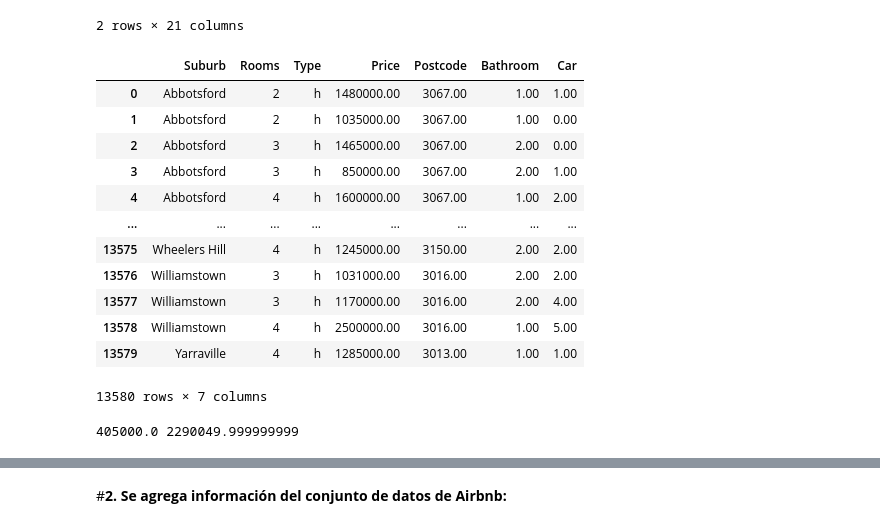
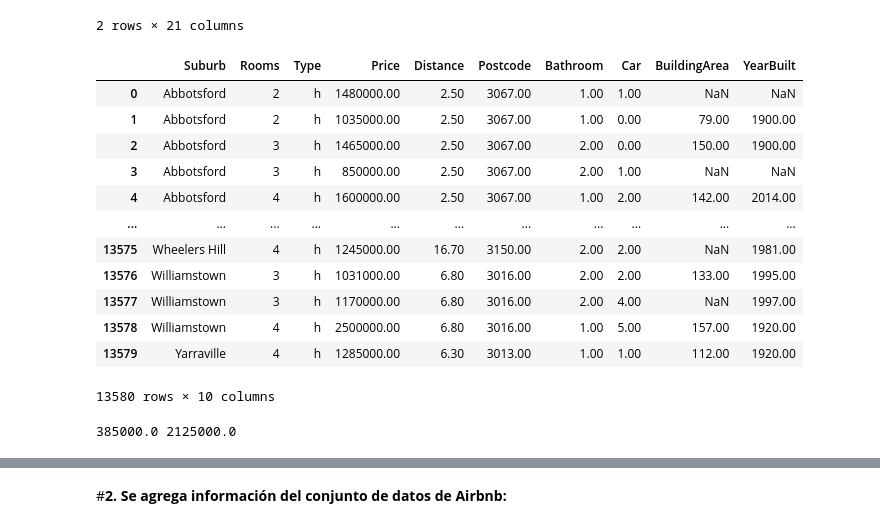
Before and after one commit to CHRISTIANDAGATTI/AEyCD---Grupo-9, a Jupyter notebook: Entregable_parte_1_22.ipynb, the cells around one changed output, grey strips where cells are left out. Cells and saved outputs as stored; diff of their text form; code cells hidden in the pictures.

```diff
--- a/Entregable_parte_1_22.ipynb
+++ b/Entregable_parte_1_22.ipynb
@@ -853,23 +896,23 @@ melb_df.head(2)
 2 rows × 21 columns
 # %%
 melb_df2=melb_df.copy()
-melb_df2=melb_df2.drop(['Address', 'SellerG', 'Date', 'Distance','Bedroom2', 'CouncilArea', 'Lattitude',
-       'Longtitude', 'Regionname', 'Propertycount', 'Landsize', 'BuildingArea', 'YearBuilt', 'Method'], axis=1)
+melb_df2=melb_df2.drop(['Address', 'SellerG', 'Date','Bedroom2', 'CouncilArea', 'Lattitude',
+       'Longtitude', 'Regionname', 'Propertycount', 'Landsize', 'Method'], axis=1)
 melb_df2
 # %% [output]
-|  | Suburb | Rooms | Type | Price | Postcode | Bathroom | Car |
-| 0 | Abbotsford | 2 | h | 1480000.00 | 3067.00 | 1.00 | 1.00 |
-| 1 | Abbotsford | 2 | h | 1035000.00 | 3067.00 | 1.00 | 0.00 |
-| 2 | Abbotsford | 3 | h | 1465000.00 | 3067.00 | 2.00 | 0.00 |
-| 3 | Abbotsford | 3 | h | 850000.00 | 3067.00 | 2.00 | 1.00 |
-| 4 | Abbotsford | 4 | h | 1600000.00 | 3067.00 | 1.00 | 2.00 |
-| ... | ... | ... | ... | ... | ... | ... | ... |
-| 13575 | Wheelers Hill | 4 | h | 1245000.00 | 3150.00 | 2.00 | 2.00 |
-| 13576 | Williamstown | 3 | h | 1031000.00 | 3016.00 | 2.00 | 2.00 |
-| 13577 | Williamstown | 3 | h | 1170000.00 | 3016.00 | 2.00 | 4.00 |
-| 13578 | Williamstown | 4 | h | 2500000.00 | 3016.00 | 1.00 | 5.00 |
-| 13579 | Yarraville | 4 | h | 1285000.00 | 3013.00 | 1.00 | 1.00 |
+|  | Suburb | Rooms | Type | Price | Distance | Postcode | Bathroom | Car | BuildingArea | YearBuilt |
+| 0 | Abbotsford | 2 | h | 1480000.00 | 2.50 | 3067.00 | 1.00 | 1.00 | NaN | NaN |
+| 1 | Abbotsford | 2 | h | 1035000.00 | 2.50 | 3067.00 | 1.00 | 0.00 | 79.00 | 1900.00 |
+| 2 | Abbotsford | 3 | h | 1465000.00 | 2.50 | 3067.00 | 2.00 | 0.00 | 150.00 | 1900.00 |
+| 3 | Abbotsford | 3 | h | 850000.00 | 2.50 | 3067.00 | 2.00 | 1.00 | NaN | NaN |
+| 4 | Abbotsford | 4 | h | 1600000.00 | 2.50 | 3067.00 | 1.00 | 2.00 | 142.00 | 2014.00 |
+| ... | ... | ... | ... | ... | ... | ... | ... | ... | ... | ... |
+| 13575 | Wheelers Hill | 4 | h | 1245000.00 | 16.70 | 3150.00 | 2.00 | 2.00 | NaN | 1981.00 |
+| 13576 | Williamstown | 3 | h | 1031000.00 | 6.80 | 3016.00 | 2.00 | 2.00 | 133.00 | 1995.00 |
+| 13577 | Williamstown | 3 | h | 1170000.00 | 6.80 | 3016.00 | 2.00 | 4.00 | NaN | 1997.00 |
+| 13578 | Williamstown | 4 | h | 2500000.00 | 6.80 | 3016.00 | 1.00 | 5.00 | 157.00 | 1920.00 |
+| 13579 | Yarraville | 4 | h | 1285000.00 | 6.30 | 3013.00 | 1.00 | 1.00 | 112.00 | 1920.00 |
-13580 rows × 7 columns
+13580 rows × 10 columns
 # %%
 #Asignacion de valor uno a las viviendas que tienen ceros para la variable Baños
 melb_df2.loc[melb_df2.Bathroom<1,'Bathroom']=1
@@ -876,10 +925,11 @@ melb_df2.loc[melb_df2.Bathroom<1,'Bathroom']=1
 # %%
+#Calculamos percentiles de la distribucion del precio de la vivienda pra posteriormente filtrar el dataset
 #Percentil 95 (Precio mínimo del 5%)
-minimo = melb_df["Price"].quantile(0.05)
+minimo = melb_df4["Price"].quantile(0.05)
 #Percentil 5 (Precio máximo del 95%)
-maximo = melb_df["Price"].quantile(0.95)
+maximo = melb_df4["Price"].quantile(0.95)
 print(minimo, maximo)
 # %% [output]
-405000.0 2290049.999999999
+385000.0 2125000.0
 # %%
 # Filtramos por los percentiles calculados anteriormente para eliminar valores extremos
```
Also changed, not shown: parts of 47 cells of this notebook.
